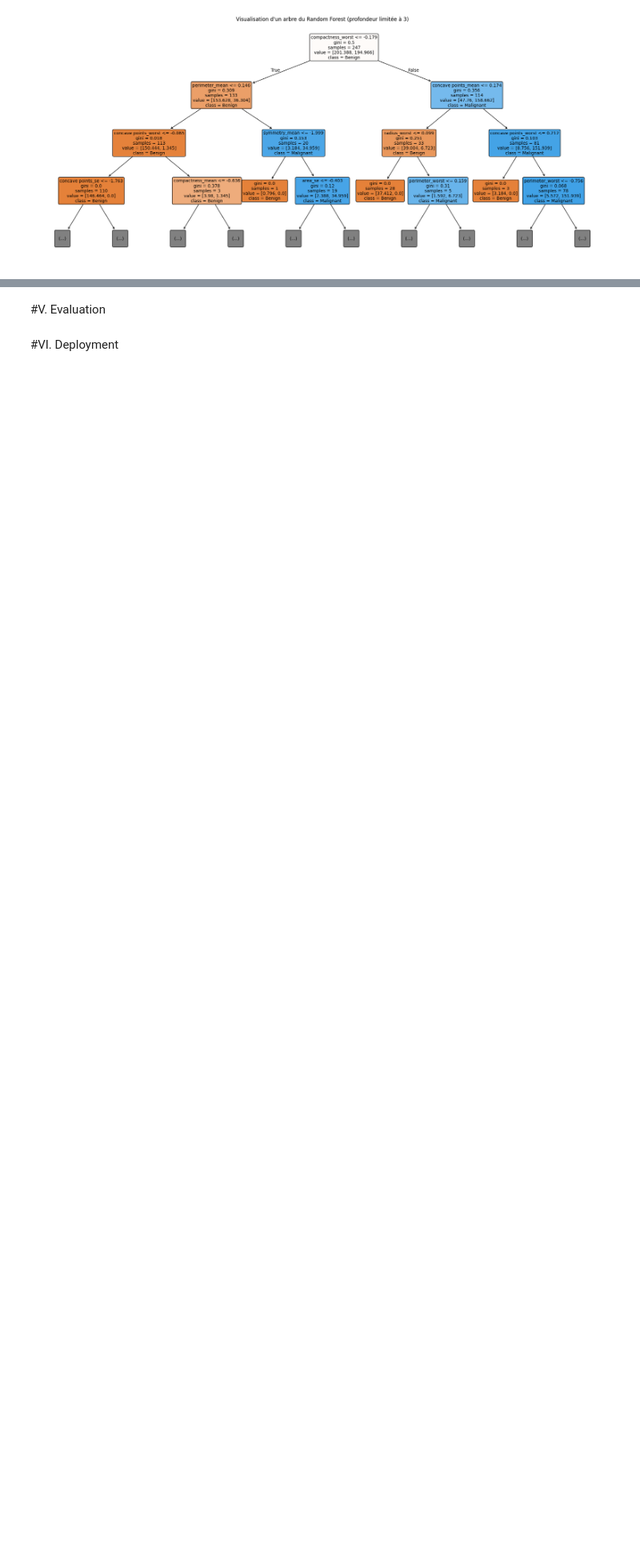
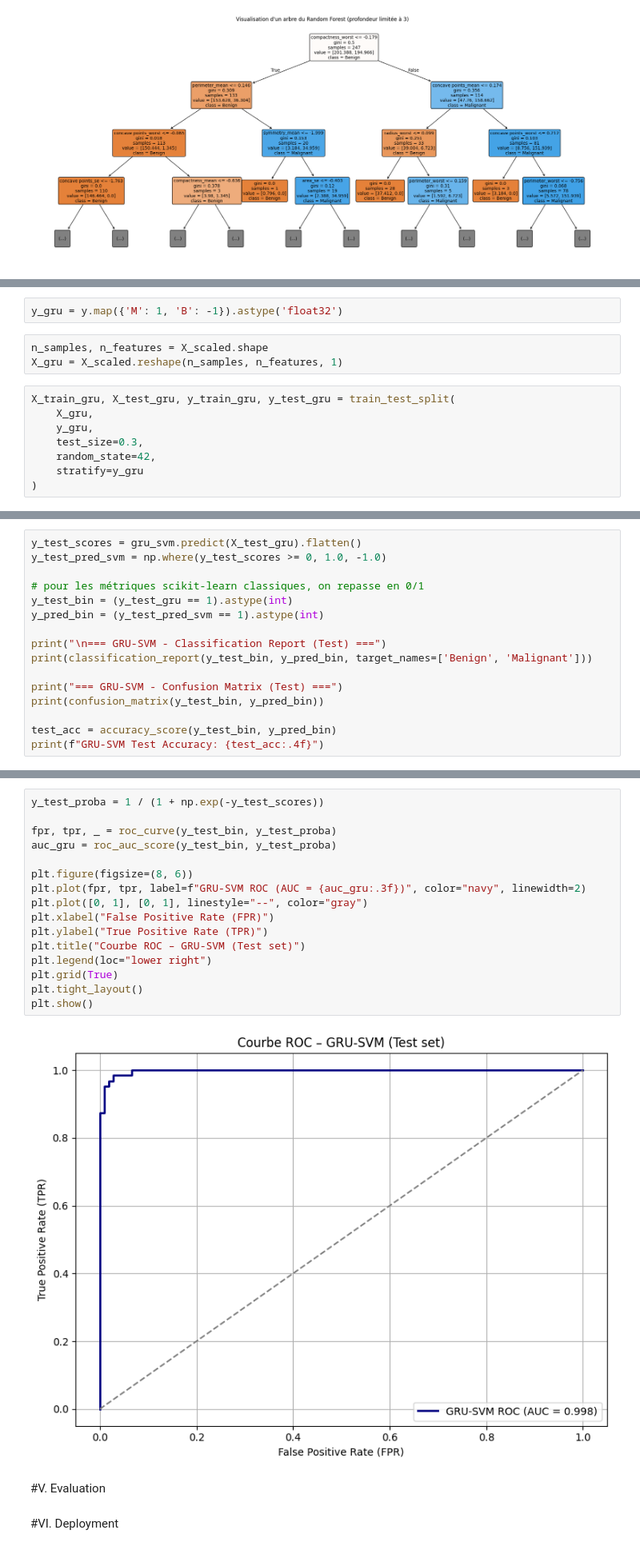
Before and after one commit to eyaguirat10/CoWin-Breast-Cancer-Detection, a Jupyter notebook: Eya_Guirat_Breast_Cancer_Detection.ipynb, the cells around one changed output, grey strips where cells are left out. Shown at 80% size. Cells and saved outputs as stored; diff of their text form; blank space fills up the shorter version.

```diff
--- a/Eya_Guirat_Breast_Cancer_Detection.ipynb
+++ b/Eya_Guirat_Breast_Cancer_Detection.ipynb
@@ -568,0 +731,13 @@ plt.show()
+# %%
+y_gru = y.map({'M': 1, 'B': -1}).astype('float32')
+# %%
+n_samples, n_features = X_scaled.shape
+X_gru = X_scaled.reshape(n_samples, n_features, 1)
+# %%
+X_train_gru, X_test_gru, y_train_gru, y_test_gru = train_test_split(
+    X_gru,
+    y_gru,
+    test_size=0.3,
+    random_state=42,
+    stratify=y_gru
+)
@@ -568,0 +785,16 @@ plt.show()
+# %%
+y_test_scores = gru_svm.predict(X_test_gru).flatten()
+y_test_pred_svm = np.where(y_test_scores >= 0, 1.0, -1.0)
+
+# pour les métriques scikit-learn classiques, on repasse en 0/1
+y_test_bin = (y_test_gru == 1).astype(int)
+y_pred_bin = (y_test_pred_svm == 1).astype(int)
+
+print("\n=== GRU-SVM - Classification Report (Test) ===")
+print(classification_report(y_test_bin, y_pred_bin, target_names=['Benign', 'Malignant']))
+
+print("=== GRU-SVM - Confusion Matrix (Test) ===")
+print(confusion_matrix(y_test_bin, y_pred_bin))
+
+test_acc = accuracy_score(y_test_bin, y_pred_bin)
+print(f"GRU-SVM Test Accuracy: {test_acc:.4f}")
@@ -569,3 +835,21 @@ plt.show()
+# %%
+y_test_proba = 1 / (1 + np.exp(-y_test_scores))
+
+fpr, tpr, _ = roc_curve(y_test_bin, y_test_proba)
+auc_gru = roc_auc_score(y_test_bin, y_test_proba)
+
+plt.figure(figsize=(8, 6))
+plt.plot(fpr, tpr, label=f"GRU-SVM ROC (AUC = {auc_gru:.3f})", color="navy", linewidth=2)
+plt.plot([0, 1], [0, 1], linestyle="--", color="gray")
+plt.xlabel("False Positive Rate (FPR)")
+plt.ylabel("True Positive Rate (TPR)")
+plt.title("Courbe ROC – GRU-SVM (Test set)")
+plt.legend(loc="lower right")
+plt.grid(True)
+plt.tight_layout()
+plt.show()
+# %% [output]
+[figure, added]
 # %% [markdown]
 #V. Evaluation
 # %% [markdown]
```
Also changed, not shown: parts of 18 cells of this notebook.
